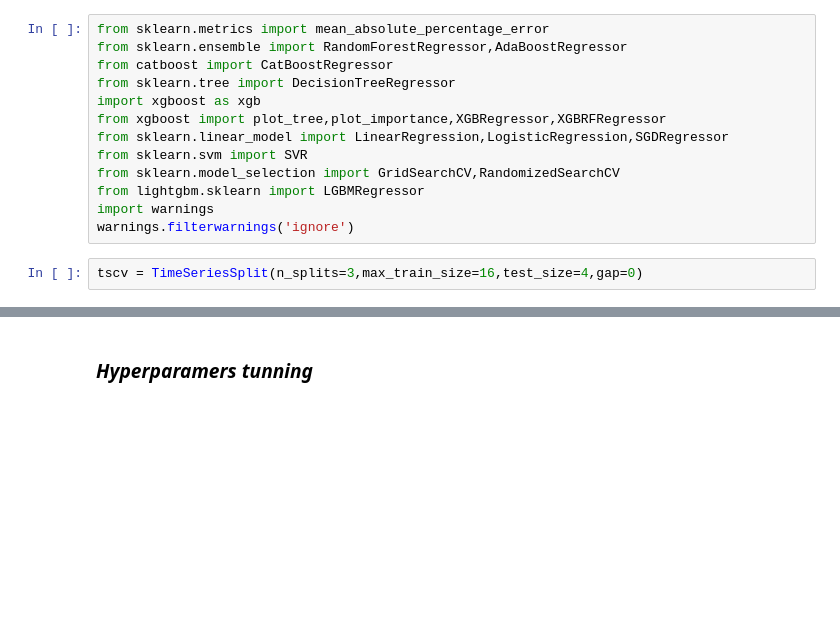
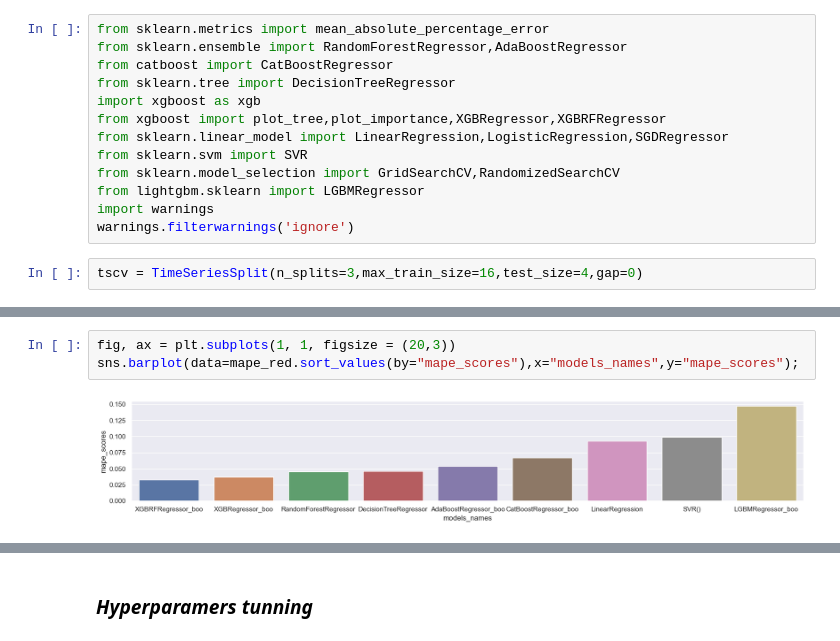
Before and after one commit to omar-ammar0/Intern_Final_Project, a Jupyter notebook: notebooks/Data_Cleaning/Data_Modelling.ipynb, the cells around one changed output, grey strips where cells are left out. Cells and saved outputs as stored; diff of their text form; blank space fills up the shorter version.

```diff
--- a/notebooks/Data_Cleaning/Data_Modelling.ipynb
+++ b/notebooks/Data_Cleaning/Data_Modelling.ipynb
@@ -164,4 +220,9 @@ red_results.sort_values(by="mape_scores")
 | 3 | LinearRegression | 0.093043 |
 | 2 | SVR() | 0.098563 |
 | 7 | LGBMRegressor_boo | 0.147098 |
+# %%
+fig, ax = plt.subplots(1, 1, figsize = (20,3))
+sns.barplot(data=mape_red.sort_values(by="mape_scores"),x="models_names",y="mape_scores");
+# %% [output]
+[figure, added]
 # %%
```
Also changed, not shown: parts of 14 cells of this notebook, 4 other files.
